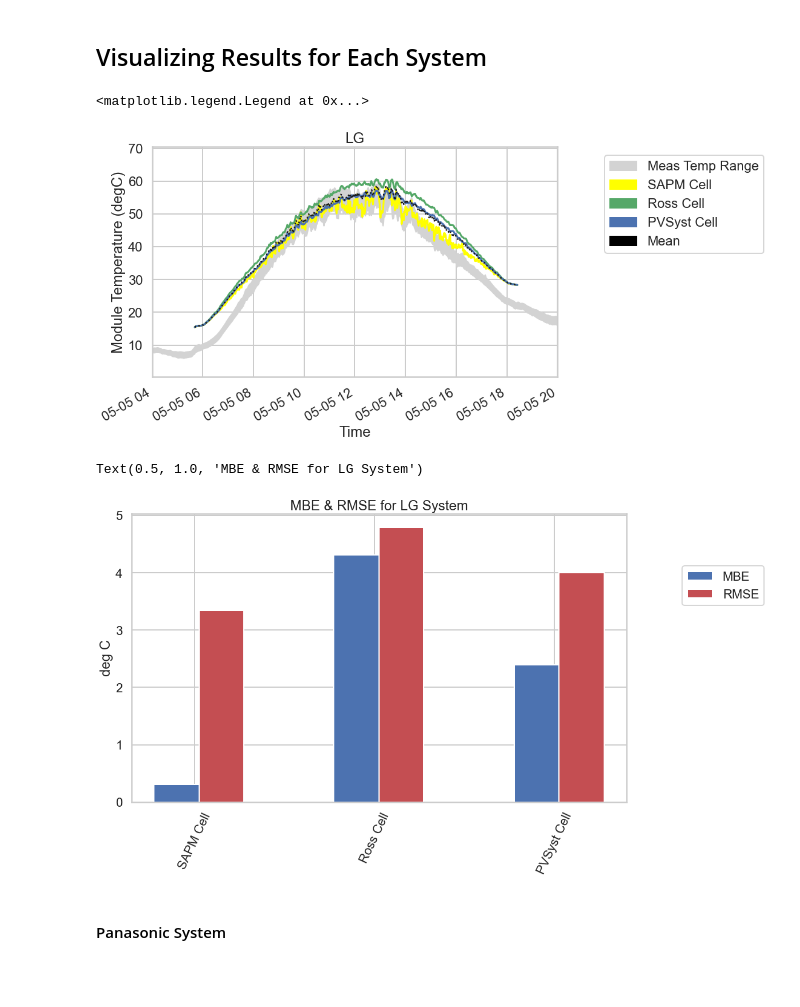
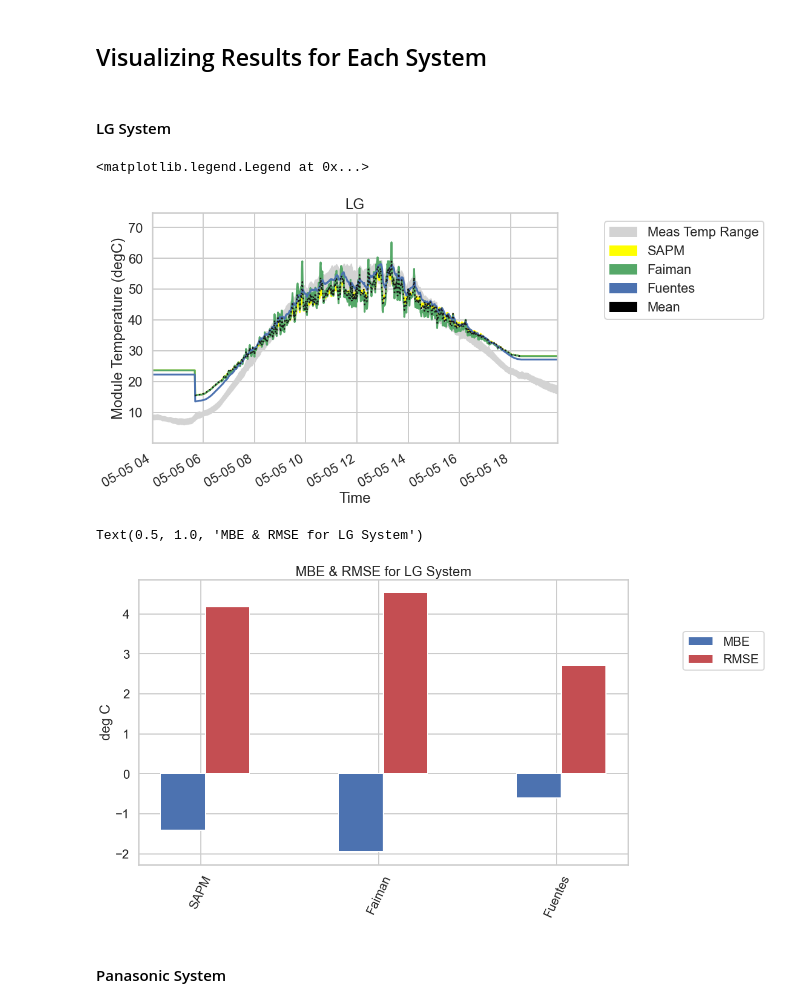
Before and after one commit to lmdeville/PV-Modeling, a Jupyter notebook: Task 2.2.1/Task 2.2.1 Temperature Models & Results.ipynb, the cells around one changed output. Saved outputs shown, nothing was run; the diff lists cells and outputs as text; code cells hidden in the pictures; blank space fills up the shorter version.

```diff
--- a/Task 2.2.1/Task 2.2.1 Temperature Models & Results.ipynb
+++ b/Task 2.2.1/Task 2.2.1 Temperature Models & Results.ipynb
@@ -31,10 +31,10 @@ sns.set_context("poster", font_scale=1)
 mod_names = 'LG', 'Panasonic', 'Can270', 'Can275', 'HanQPlus', 'HanQPeak', 'MissionSolar', 'Jinko'
 #read in previously generated data
 #input file names :       'temp_inputs_112021.csv' or 'temp_inputs_052021.csv'
-inputs = pd.read_csv('temp_inputs_052021.csv', index_col='Unnamed: 0')
+inputs = pd.read_csv('temp_inputs_112021.csv', index_col='Time')
 inputs.index = pd.to_datetime(inputs.index)
 #this csv has temperature data organized horizontally instead of vertically for different types of analyses
-mod_temps = pd.read_csv('modstrtemp_052021.csv')
+mod_temps = pd.read_csv('modstrtemp_112021.csv', index_col='Unnamed: 0')
 # %%
 #creating a df of system specific values
 mod_data = {'LG': [18,1.686, 1.016, 24.229, 7.182, 45, 0.1871],
@@ -155,6 +155,7 @@ for mod_name in mod_names:
 
     # -----------------------------------------------------------------------------------------------------------------
     #faiman
+    mod_inputs.dropna(inplace=True)
     temp_faiman = pvlib.temperature.faiman(poa_global=mod_inputs['poa_global'], temp_air=mod_inputs['amb_temp'], wind_speed=mod_inputs['wind_speed'],
                            u0=module['U0'], u1=module['U1']).to_frame()
     temp_faiman.rename(columns = {0 : 'Modeled Temperature'}, inplace = True)
@@ -190,16 +191,19 @@ for mod_name in mod_names:
 #Concatenate all of the results from every system with every model
 results = pd.concat(results, ignore_index=True)
 results.index = results.TmStamp
+results.dropna(inplace=True)
 # %% [markdown]
 ## Visualizing Results for Each System
+# %% [markdown]
+#### LG System
 # %%
 #creating results horizontally to be able to take mean/median/min/max etc
 ######################################
 #pick a system & 3 models to focus on
 system = 'LG'
-model1 = 'SAPM Cell'
-model2 = 'Ross Cell'
-model3 = 'PVSyst Cell'
+model1 = 'SAPM'
+model2 = 'Faiman'
+model3 = 'Fuentes'
 #######################################
 sysresults = results.loc[results['System']==system]
 final = inputs.loc[inputs['System']== system]
@@ -250,36 +254,36 @@ mod_temps['Max Measured Temp'] = mod_temps[['LGMod Temp Str 1', 'LGMod Temp Str
 final['Mean'] = final[['LG '+model1, 'LG '+model2, 'LG '+model3,'Panasonic '+model1, 'Panasonic '+model2, 'Panasonic '+model3,'Can270 '+model1, 'Can270 '+model2, 'Can270 '+model3,'Can275 '+model1, 'Can275 '+model2, 'Can275 '+model3,'HanQPlus '+model1, 'HanQPlus '+model2, 'HanQPlus '+model3,'HanQPeak '+model1, 'HanQPeak '+model2, 'HanQPeak '+model3,'MissionSolar '+model1, 'MissionSolar '+model2, 'MissionSolar '+model3,'Jinko '+model1, 'Jinko '+model2, 'Jinko '+model3]].mean(axis=1)
 final['Median'] = final[['LG '+model1, 'LG '+model2, 'LG '+model3,'Panasonic '+model1, 'Panasonic '+model2, 'Panasonic '+model3,'Can270 '+model1, 'Can270 '+model2, 'Can270 '+model3,'Can275 '+model1, 'Can275 '+model2, 'Can275 '+model3,'HanQPlus '+model1, 'HanQPlus '+model2, 'HanQPlus '+model3,'HanQPeak '+model1, 'HanQPeak '+model2, 'HanQPeak '+model3,'MissionSolar '+model1, 'MissionSolar '+model2, 'MissionSolar '+model3,'Jinko '+model1, 'Jinko '+model2, 'Jinko '+model3]].median(axis=1)
 # %%
-#this model is arbitrary, just need the TmStamp
-x = sysresults.loc[sysresults['Model']=='SAPM']['TmStamp']
-lower = mod_temps['Min Measured Temp']
-upper = mod_temps['Max Measured Temp']
-y = sysresults['Modeled Temperature'].loc[sysresults['Model']==model1]
+x = daterng_all
+lower = mod_temps['Min Measured Temp'].dropna()
+upper = mod_temps['Max Measured Temp'].dropna()
+y = sysresults['Modeled Temperature'].loc[sysresults['Model']==model1].sort_index().reindex(daterng_all.sort_values(),method= 'pad')
 plt.plot(x, y, 'yellow')
-y = sysresults['Modeled Temperature'].loc[sysresults['Model']==model2]
+y = sysresults['Modeled Temperature'].loc[sysresults['Model']==model2].sort_index().reindex(daterng_all.sort_values(),method= 'pad')
 plt.plot(x, y, 'g')
-y = sysresults['Modeled Temperature'].loc[sysresults['Model']==model3]
+y = sysresults['Modeled Temperature'].loc[sysresults['Model']==model3].sort_index().reindex(daterng_all.sort_values(),method= 'pad')
 plt.plot(x, y, 'b')
 plt.xticks(rotation=30, ha='right')
 y=final['Mean']
 plt.plot(x, y, 'k:', linewidth=2.5)
 plt.fill_between(x, lower, upper, color='lightgray')
-plt.xlim('2021-05-05 04:00:00-07:00','2021-05-05 20:00:00-07:00')
+plt.xlim(x[6000],x[6950])
+#plt.xlim('2021-05-05 04:00:00-07:00','2021-05-05 20:00:00-07:00')
 plt.ylabel('Module Temperature (degC)')
 plt.xlabel('Time')
 plt.title(system)
 
 # manually format legend
 meas = mpatches.Patch(color='lightgrey', label='Meas Temp Range')
 mdl1 = mpatches.Patch(color='yellow', label=model1)
 mdl2 = mpatches.Patch(color='g', label=model2)
 mdl3 = mpatches.Patch(color='b', label=model3)
 means = mpatches.Patch(color='black', label='Mean')
 handles = [meas,mdl1,mdl2,mdl3,means]
 plt.legend(handles=handles, loc='center left', bbox_to_anchor=(1.1, 0.75))
 # %% [output]
 <matplotlib.legend.Legend at 0x...>
-[figure, old version]
+[figure, new version]
 # %%
 #Calculate mbe and rmse
 strings = ['Mod Temp Str 1','Mod Temp Str 2','Mod Temp Str 3','Mod Temp Str 4']
@@ -325,7 +329,7 @@ ax.set_ylabel('deg C')
 ax.set_title('MBE & RMSE for '+system+' System')
 # %% [output]
 Text(0.5, 1.0, 'MBE & RMSE for LG System')
-[figure, old version]
+[figure, new version]
 # %% [markdown]
 #### Panasonic System
 # %%
```
Also changed, not shown: parts of 13 cells of this notebook.
